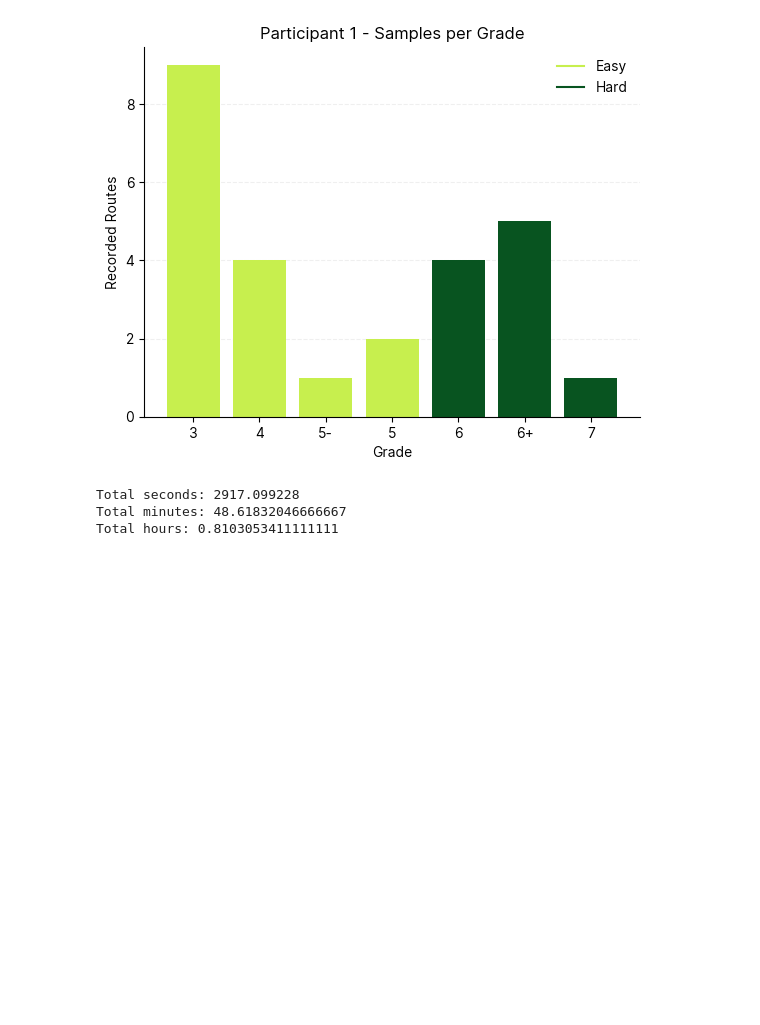
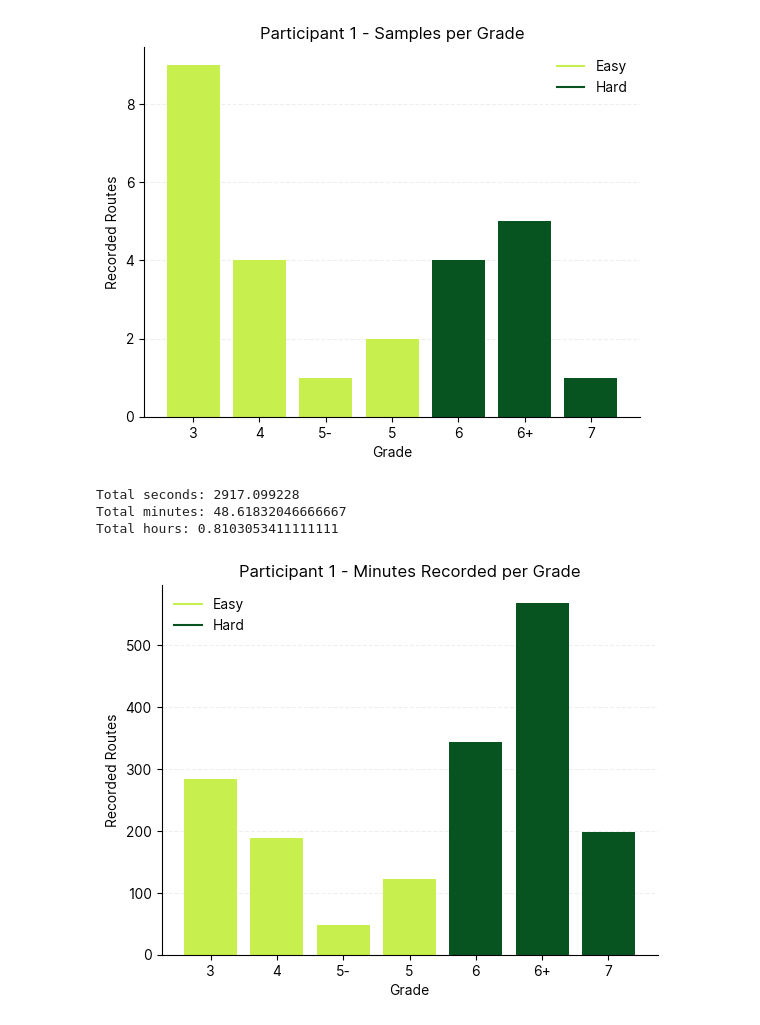
Before and after one commit to malte-j/climbing-grade-classifier, a Jupyter notebook: data-exploration.ipynb, the cells around one changed output. Drawn from its saved outputs; the diff is of its cells as text; code cells hidden in the pictures; blank space fills up the shorter version.

```diff
--- a/data-exploration.ipynb
+++ b/data-exploration.ipynb
@@ -85,3 +85,62 @@ print(f"Total hours: {seconds / 60 / 60}")
 Total seconds: 2917.099228
 Total minutes: 48.61832046666667
 Total hours: 0.8103053411111111
+# %%
+# plot the sum of seconds per grade
+
+
+grades = {}
+
+for grade, data in processed_data_malte.items():
+    if(grade not in grades):
+        grades[grade] = 0
+    grades[grade] = sum([max(run["SampleTimeFine"]) / 1_000_000 for run in data])
+
+
+# plot
+
+import matplotlib.pyplot as plt
+from matplotlib.lines import Line2D
+import numpy as np
+
+# set font
+plt.rc('font', family='Inter')
+
+easy_col = "#C7EF4E"
+hard_col = "#085420"
+
+# color bars with 3, 4, 5-, 5 with green and 6, 6+, 7 with red
+colors = [easy_col, easy_col, easy_col, easy_col, hard_col, hard_col, hard_col]
+plt.bar(grades.keys(), grades.values(), color=colors)
+plt.xlabel('Grade')
+plt.ylabel('Recorded Routes')
+plt.title('Participant 1 - Minutes Recorded per Grade')
+
+#  add legend for colors
+# from matplotlib.patches import Patch
+legend_elements = [Line2D([0], [0], color=easy_col, label='Easy'),
+                   Line2D([0], [0], color=hard_col, label='Hard')]
+plt.legend(handles=legend_elements, frameon=False)
+
+
+
+# remove border
+plt.gca().spines['top'].set_visible(False)
+plt.gca().spines['right'].set_visible(False)
+
+# add grid in background
+
+plt.grid(axis='y', linestyle='--', alpha=0.2)
+plt.gca().set_axisbelow(True)
+
+
+
+# set dpi
+plt.savefig('exports/amount_of_seconds_per_grade.png', dpi=300)
+
+# add title
+
+
+plt.show()
+# %% [output]
+[figure, added]
```
Also changed, not shown: 7 other files.
